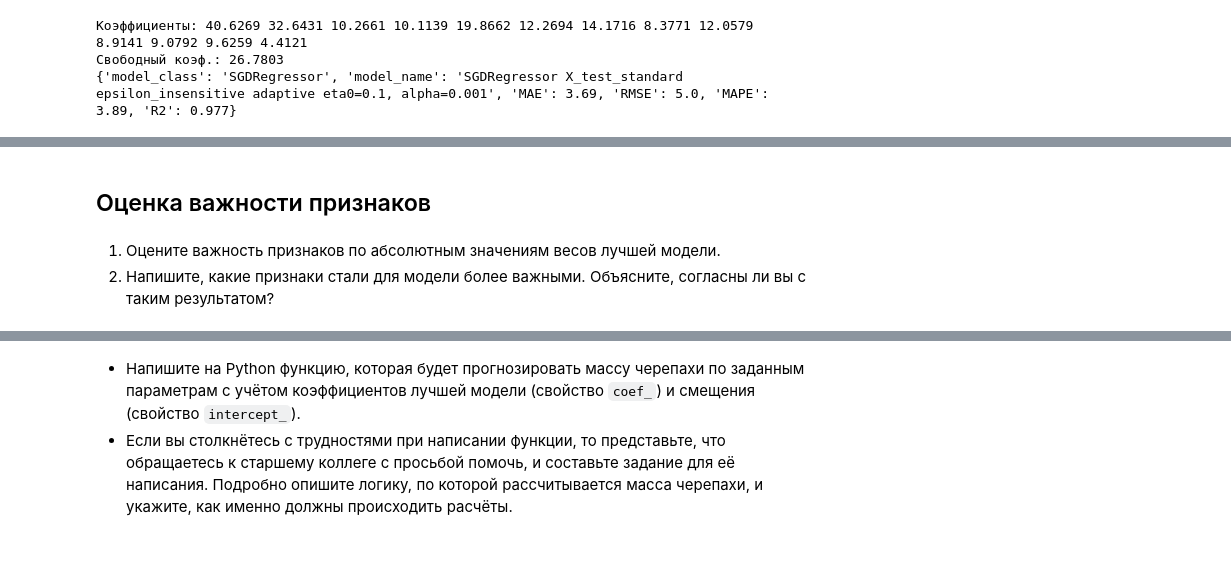
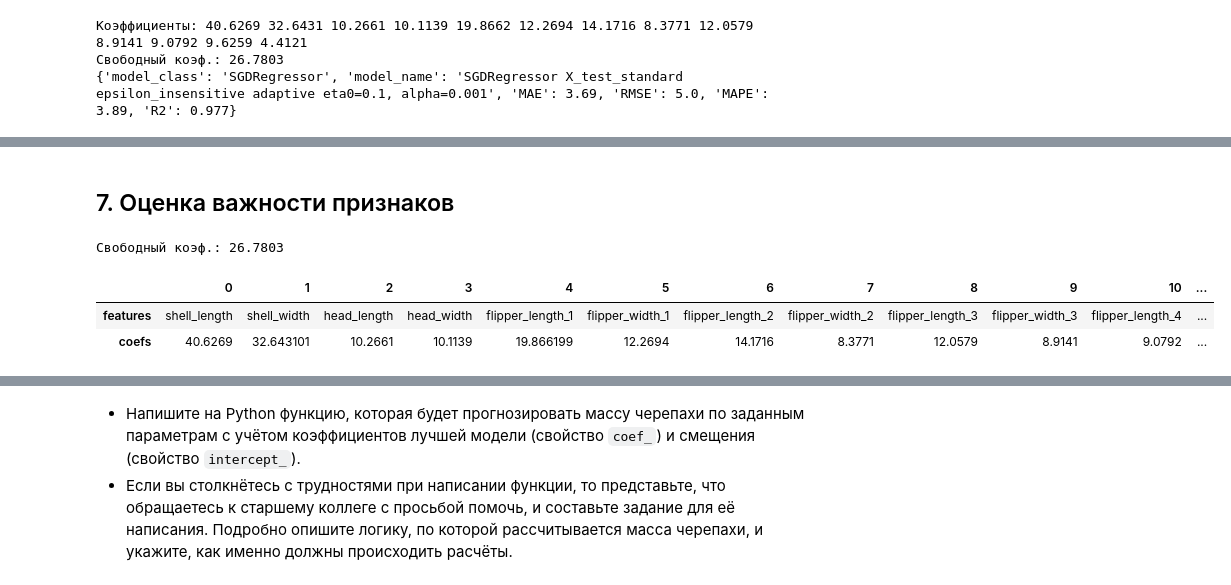
Before and after one commit to TemaQDX/project_turtle, a Jupyter notebook: project_turtle_sprint_10_Artem_Burov.ipynb, the cells around one changed output, grey strips where cells are left out. Saved outputs shown, nothing was run; the diff lists cells and outputs as text; code cells hidden in the pictures; blank space fills up the shorter version.

```diff
--- a/project_turtle_sprint_10_Artem_Burov.ipynb
+++ b/project_turtle_sprint_10_Artem_Burov.ipynb
@@ -1728,5 +1731,12 @@ print(calculate_metrics(y_pred, y_test, model_class=model_class, model_name=mode
 # %% [markdown]
-## Оценка важности признаков
+## 7. Оценка важности признаков
-# %% [markdown]
-1. Оцените важность признаков по абсолютным значениям весов лучшей модели.
-2. Напишите, какие признаки стали для модели более важными. Объясните, согласны ли вы с таким результатом?
+# %%
+print(f'Свободный коэф.:', *model.intercept_.round(4))
+# %% [output]
+Свободный коэф.: 26.7803
+# %%
+pd.DataFrame(dict(features = X_train.columns, coefs = model.coef_.round(4))).T
+# %% [output]
+|  | 0 | 1 | 2 | 3 | 4 | 5 | 6 | 7 | 8 | 9 | 10 | ... |
+| features | shell_length | shell_width | head_length | head_width | flipper_length_1 | flipper_width_1 | flipper_length_2 | flipper_width_2 | flipper_length_3 | flipper_width_3 | flipper_length_4 | ... |
+| coefs | 40.6269 | 32.643101 | 10.2661 | 10.1139 | 19.866199 | 12.2694 | 14.1716 | 8.3771 | 12.0579 | 8.9141 | 9.0792 | ... |
```
Also changed, not shown: parts of 5 cells of this notebook.
